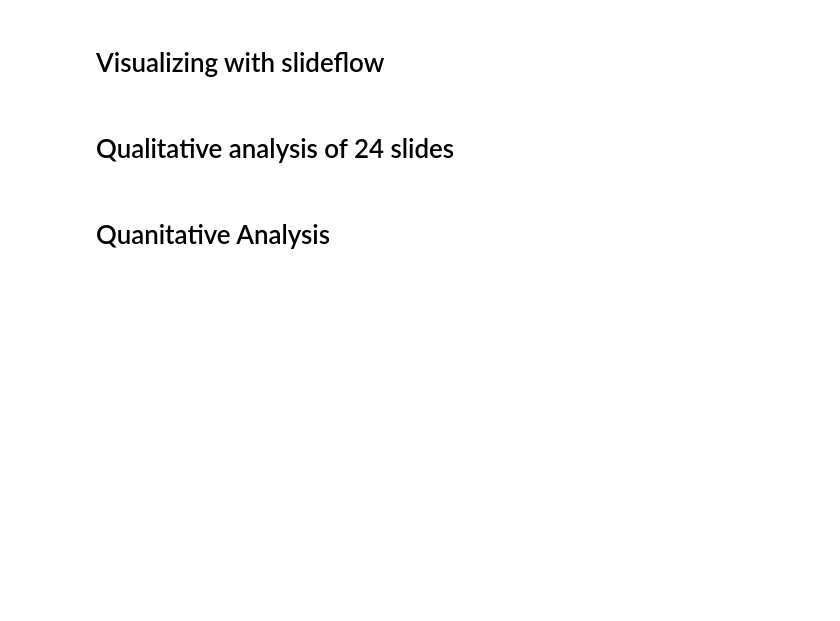
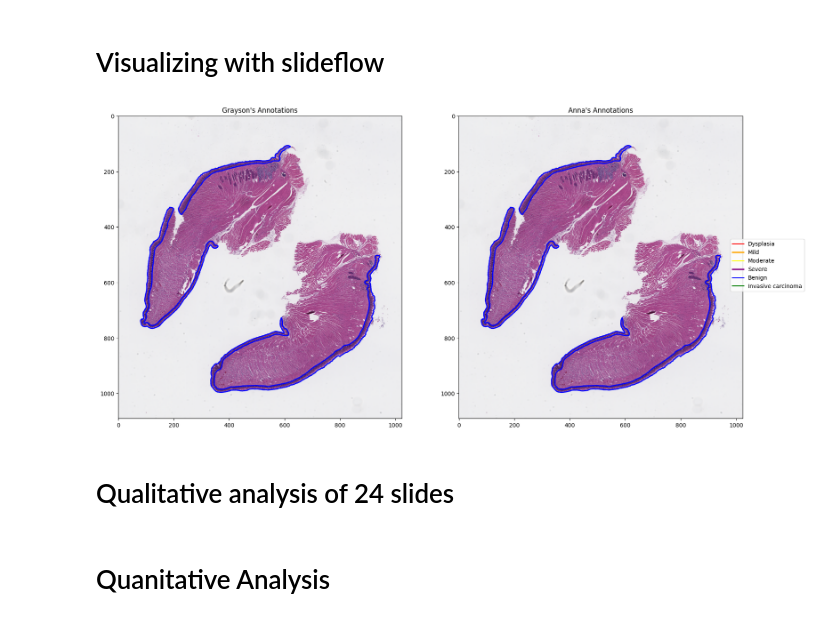
Before and after one commit to Satanna1/Cancer_Project_2025, a Jupyter notebook: Qualitative_Notebook.ipynb, the cells around one changed output. Drawn from its saved outputs; the diff is of its cells as text; code cells hidden in the pictures; blank space fills up the shorter version.

```diff
--- a/Qualitative_Notebook.ipynb
+++ b/Qualitative_Notebook.ipynb
@@ -10,17 +10,17 @@ from matplotlib.patches import Polygon as MplPolygon
 # Create wsi objects that represent the slides, ROIs, and labels
 #AF110F
 wsi_grayson = sf.WSI(
-    path="/home/joeychan/labshare/SLIDES/PDCD10/TAM_then_4NQO/AF110F.svs",
+    path="/home/stanna/labshare/SLIDES/PDCD10/TAM_then_4NQO/AF110F.svs",
     tile_px=256,
     tile_um=128,
-    rois="/home/joeychan/labshare/PROJECTS/PDCD10/rois/grayson/AF110F.csv"
+    rois="/home/stanna/labshare/PROJECTS/PDCD10/rois/grayson/AF110F.csv"
 )
 
 wsi_anna = sf.WSI(
-    path="/home/joeychan/labshare/SLIDES/PDCD10/TAM_then_4NQO/AF110F.svs",
+    path="/home/stanna/labshare/SLIDES/PDCD10/TAM_then_4NQO/AF110F.svs",
     tile_px=256,
     tile_um=128,
-    rois="/home/joeychan/labshare/PROJECTS/PDCD10/rois/anna/AF110F.csv"
+    rois="/home/stanna/labshare/PROJECTS/PDCD10/rois/anna/AF110F.csv"
 )
 
 # Generate thumbnails without ROI overlays
@@ -57,33 +57,35 @@ def overlay_rois(ax, wsi_obj):
         color = color_map.get(label, "pink")
 
         for poly in polygons:
             # Scale the polygon coordinates to match the thumbnail dimensions.
             poly_coords = np.array(poly.exterior.coords) * scale
 
             # Create and add the polygon patch to the axis.
             patch = MplPolygon(poly_coords, closed=True, edgecolor=color, fill=False, linewidth=2)
             ax.add_patch(patch)
 
 
 # Create side-by-side plots
 fig, (ax1, ax2) = plt.subplots(1, 2, figsize=(20, 10))
 
 # Grayson's overlay
 ax1.imshow(thumb_grayson)
 overlay_rois(ax1, wsi_grayson)
 ax1.set_title("Grayson's Annotations")
 
 # Anna's overlay
 ax2.imshow(thumb_anna)
 overlay_rois(ax2, wsi_anna)
 ax2.set_title("Anna's Annotations")
 
 # Add legend
 legend_elements = [plt.Line2D([0], [0], color=color, label=label.capitalize(), linewidth=2)
                   for label, color in color_map.items()]
 fig.legend(handles=legend_elements, loc='center right', bbox_to_anchor=(0.98, 0.5))
 
 plt.show()
+# %% [output]
+[figure, added]
 # %% [markdown]
 # Qualitative analysis of 24 slides
 # %%
```
Also changed, not shown: parts of 15 cells of this notebook, 2 other files.
